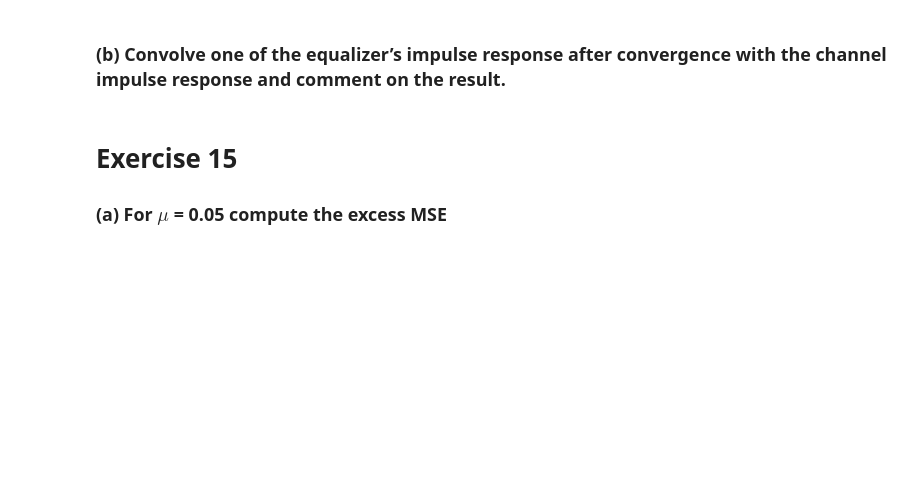
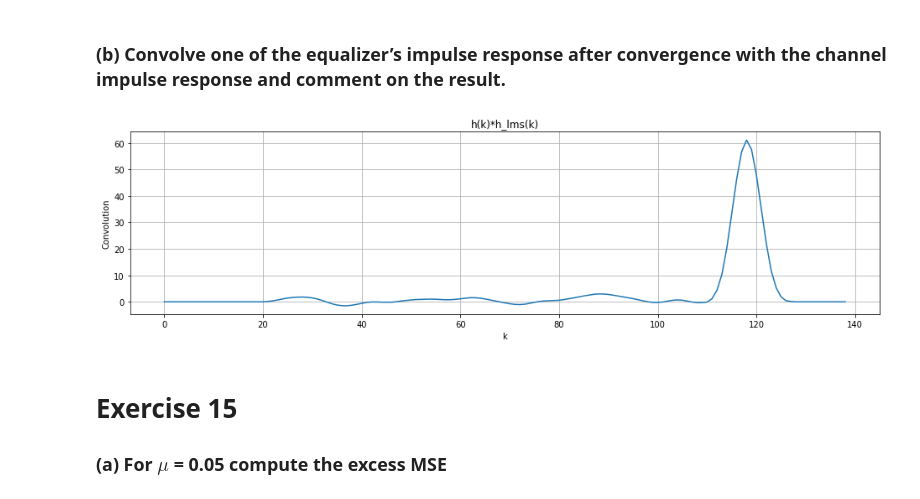
Before and after one commit to guedes-joaofelipe/adaptive-filtering, a Jupyter notebook: Notebooks/exercises_chap3.ipynb, the cells around one changed output. Saved outputs shown, nothing was run; the diff lists cells and outputs as text; code cells hidden in the pictures; blank space fills up the shorter version.

```diff
--- a/Notebooks/exercises_chap3.ipynb
+++ b/Notebooks/exercises_chap3.ipynb
@@ -612,11 +644,14 @@ generate_learning_plots(K, len(w_o), MSE_av, MSEmin_av, W_av, w_o, output_filepa
 # %% [markdown]
 ### (b) Convolve one of the equalizer’s impulse response after convergence with the channel impulse response and comment on the result.
 # %%
-fig, ax = plt.subplots(nrows=1, ncols=1, figsize = (16,8))
-ax.plot(np.convolve(H, np.real(lms.coef_vector[-1])), '-')
-ax.set_xlabel('Iterations, k'), ax.set_ylabel('h[k]*x[k-i]')
-ax.set_title("Convolution of Equalizer's and Channel's impulse responses")
+fig, ax = plt.subplots(ncols = 1, nrows=1, figsize=(16,4))
+ax.plot(np.convolve(lms.coef_vector[-1], h))
 ax.grid(True)
+ax.set_title('h(k)*h_lms(k)'), ax.set_xlabel('k'), ax.set_ylabel('Convolution')
+if output_filepath is not None:
+    fig.savefig(output_filepath + 'b_convolution.jpg', bbox_inches = 'tight')
+# %% [output]
+[figure, added]
 # %% [markdown]
 # Exercise 15
 
```
Also changed, not shown: parts of 6 cells of this notebook, 4 other files.
